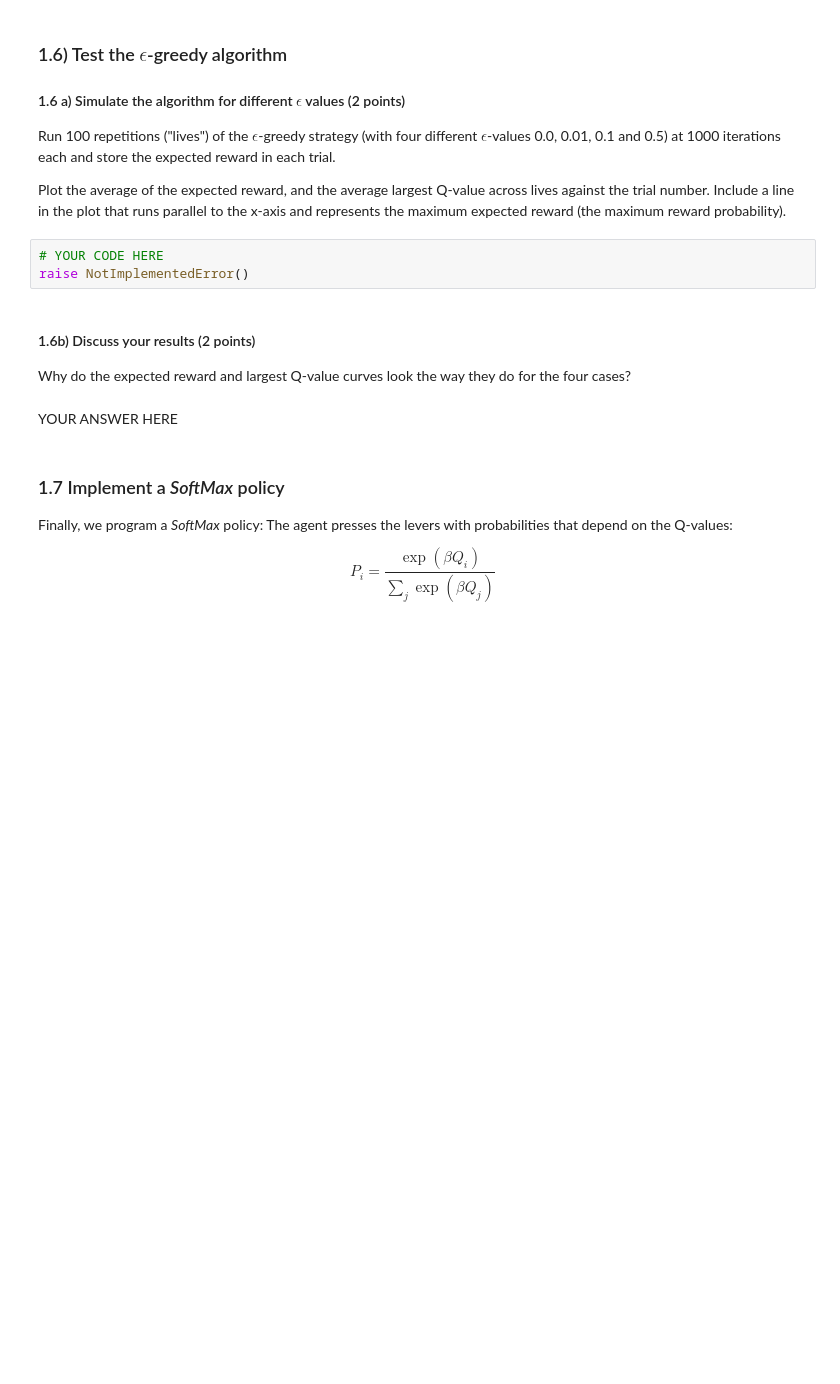
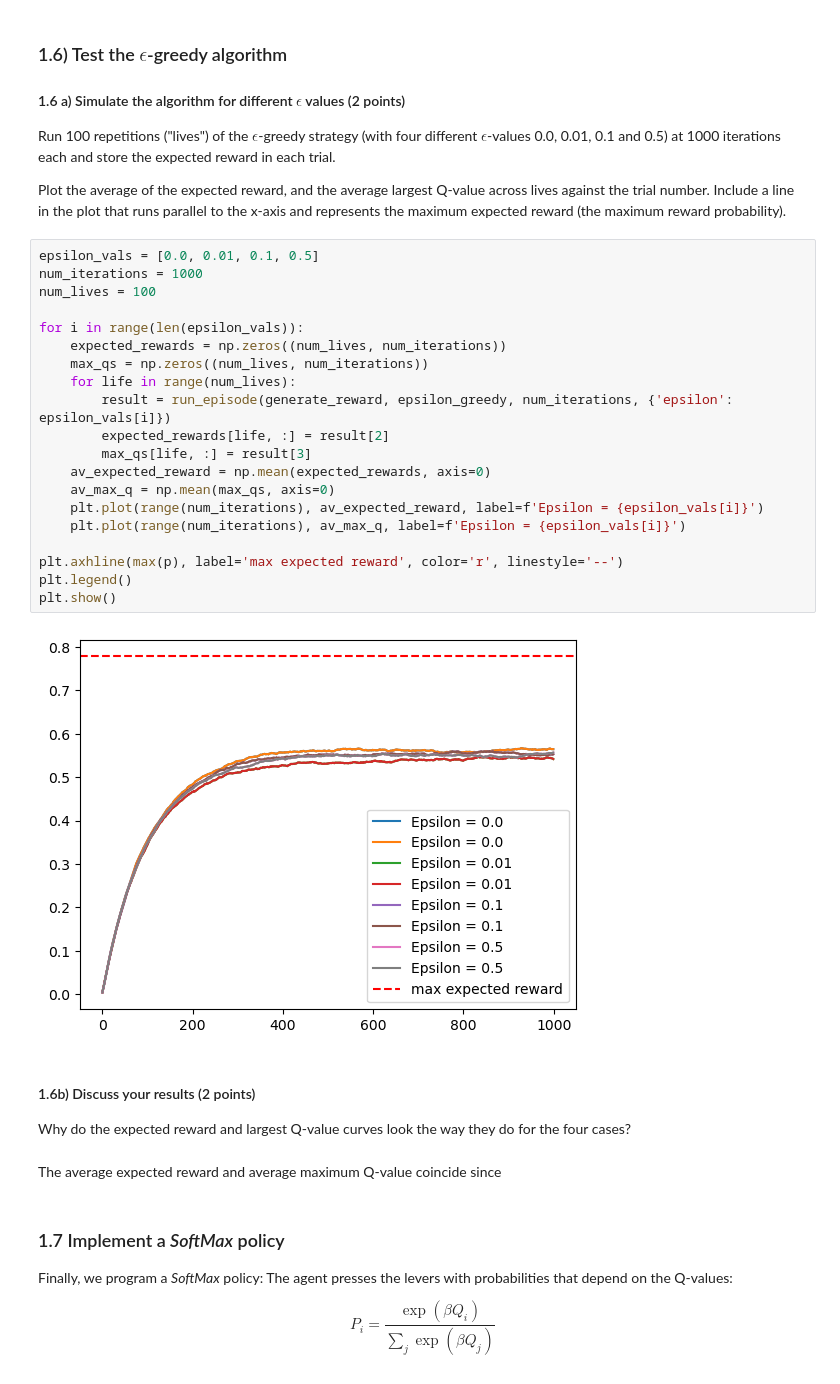
Before and after one commit to lfogarty98/mhbf_pt, a Jupyter notebook: 7-rl-part-I/rl-part-I.ipynb, the cells around one changed output. Drawn from its saved outputs; the diff is of its cells as text; blank space fills up the shorter version.

```diff
--- a/7-rl-part-I/rl-part-I.ipynb
+++ b/7-rl-part-I/rl-part-I.ipynb
@@ -189,15 +243,34 @@ Run 100 repetitions ("lives") of the $\epsilon$-greedy strategy (with four diffe
 
 
 Plot the average of the expected reward, and the average largest Q-value across lives against the trial number. Include a line in the plot that runs parallel to the x-axis and represents the maximum expected reward (the maximum reward probability).
-# %%
-# YOUR CODE HERE
-raise NotImplementedError()
+# %%
+epsilon_vals = [0.0, 0.01, 0.1, 0.5]
+num_iterations = 1000
+num_lives = 100
+
+for i in range(len(epsilon_vals)):
+    expected_rewards = np.zeros((num_lives, num_iterations))
+    max_qs = np.zeros((num_lives, num_iterations))
+    for life in range(num_lives):
+        result = run_episode(generate_reward, epsilon_greedy, num_iterations, {'epsilon': epsilon_vals[i]})
+        expected_rewards[life, :] = result[2]
+        max_qs[life, :] = result[3]
+    av_expected_reward = np.mean(expected_rewards, axis=0)
+    av_max_q = np.mean(max_qs, axis=0)
+    plt.plot(range(num_iterations), av_expected_reward, label=f'Epsilon = {epsilon_vals[i]}')
+    plt.plot(range(num_iterations), av_max_q, label=f'Epsilon = {epsilon_vals[i]}')
+
+plt.axhline(max(p), label='max expected reward', color='r', linestyle='--')
+plt.legend()
+plt.show()
+# %% [output]
+[figure, added]
 # %% [markdown]
 #### 1.6b) Discuss your results (2 points)
 
 Why do the expected reward and largest Q-value curves look the way they do for the four cases?
-# %% [markdown]
-YOUR ANSWER HERE
+# %% [markdown]
+The average expected reward and average maximum Q-value coincide since
 # %% [markdown]
 ### 1.7 Implement a *SoftMax* policy
 
```
Also changed, not shown: parts of 13 cells of this notebook.
